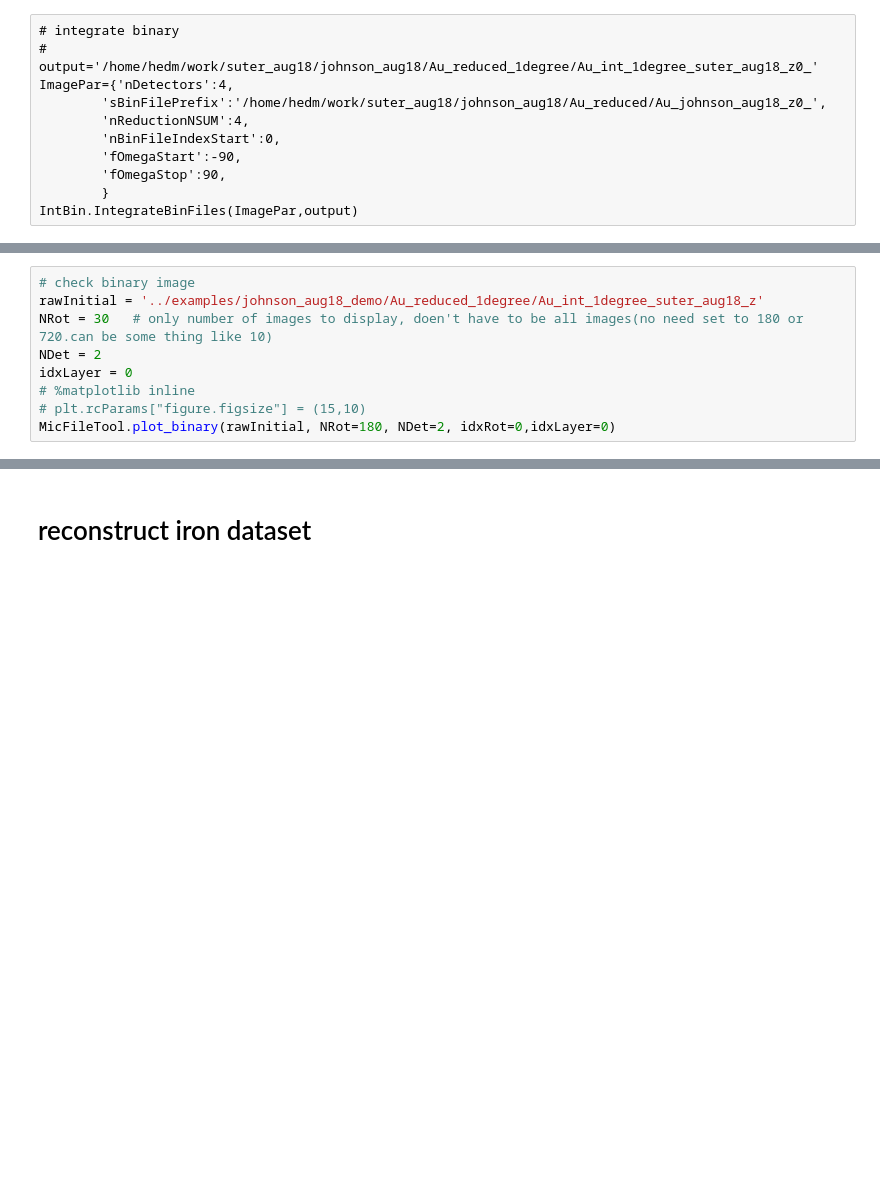
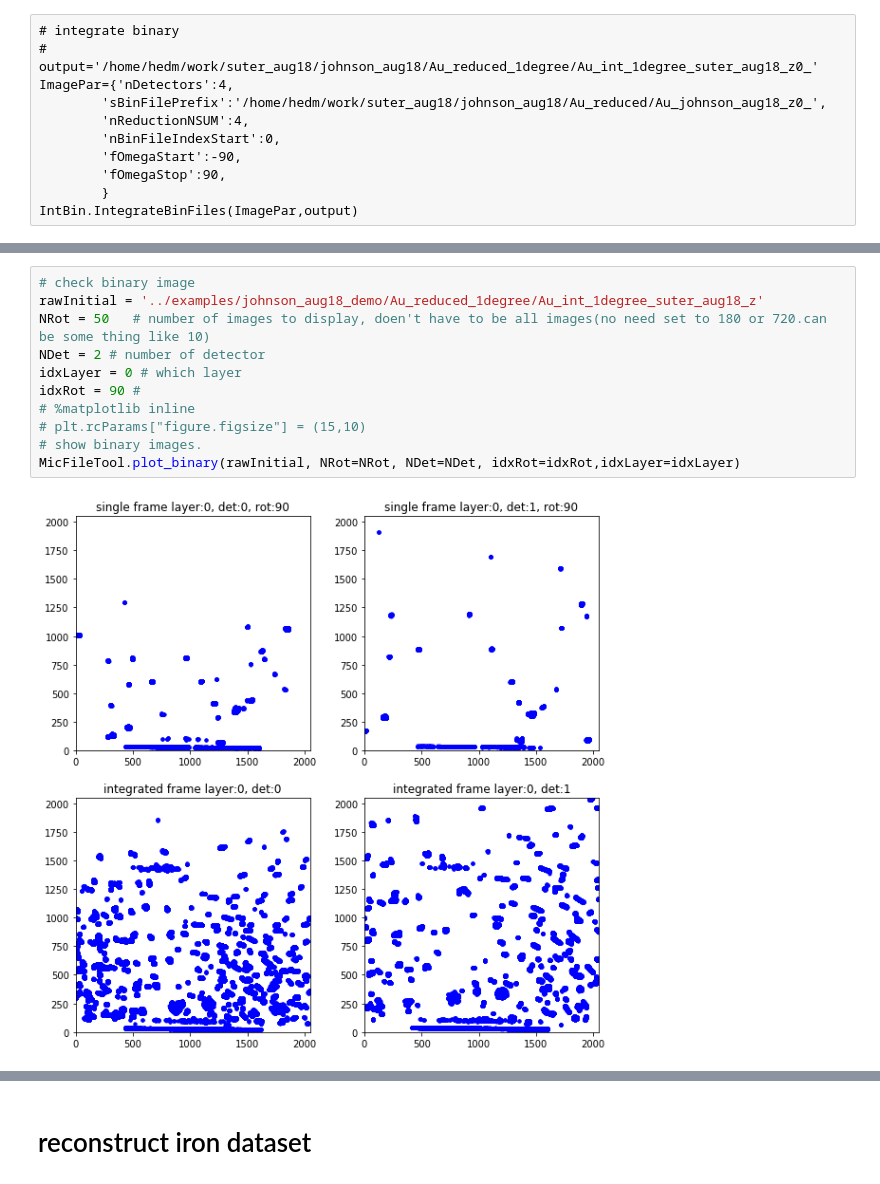
Before and after one commit to HeLiuCMU/HEXOMAP, a Jupyter notebook: demo_notebooks/Demo_Johnson_Aug18.ipynb, the cells around one changed output, grey strips where cells are left out. Cells and saved outputs as stored; diff of their text form; blank space fills up the shorter version.

```diff
--- a/demo_notebooks/Demo_Johnson_Aug18.ipynb
+++ b/demo_notebooks/Demo_Johnson_Aug18.ipynb
@@ -36,10 +44,14 @@ IntBin.IntegrateBinFiles(ImagePar,output)
 # %%
 # check binary image
 rawInitial = '../examples/johnson_aug18_demo/Au_reduced_1degree/Au_int_1degree_suter_aug18_z'
-NRot = 30   # only number of images to display, doen't have to be all images(no need set to 180 or 720.can be some thing like 10)
-NDet = 2
-idxLayer = 0
+NRot = 50   # number of images to display, doen't have to be all images(no need set to 180 or 720.can be some thing like 10)
+NDet = 2 # number of detector
+idxLayer = 0 # which layer
+idxRot = 90 #
 # %matplotlib inline
 # plt.rcParams["figure.figsize"] = (15,10)
-MicFileTool.plot_binary(rawInitial, NRot=180, NDet=2, idxRot=0,idxLayer=0)
+# show binary images.
+MicFileTool.plot_binary(rawInitial, NRot=NRot, NDet=NDet, idxRot=idxRot,idxLayer=idxLayer)
+# %% [output]
+[figure, added]
 # %% [markdown]
```
Also changed, not shown: parts of 17 cells of this notebook.
